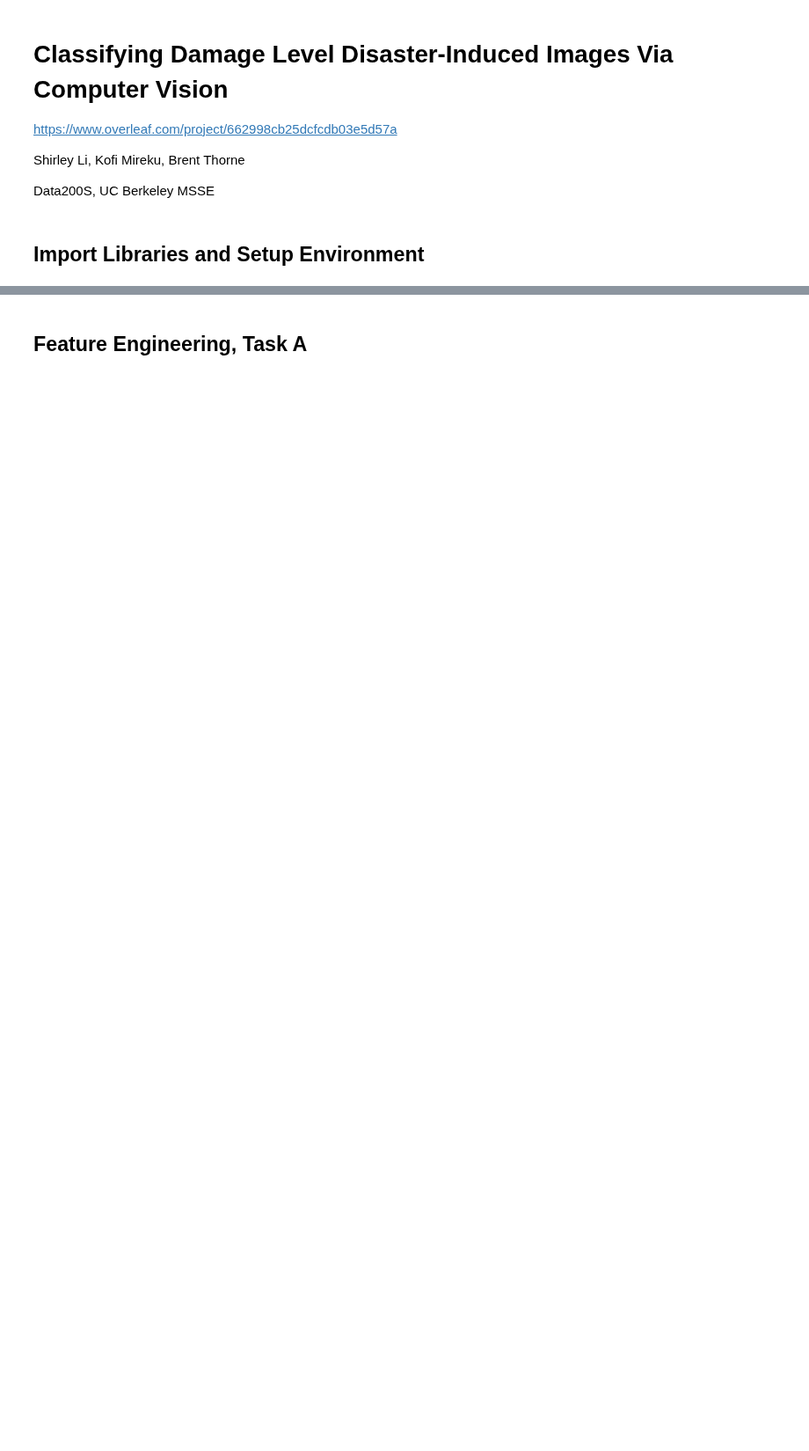
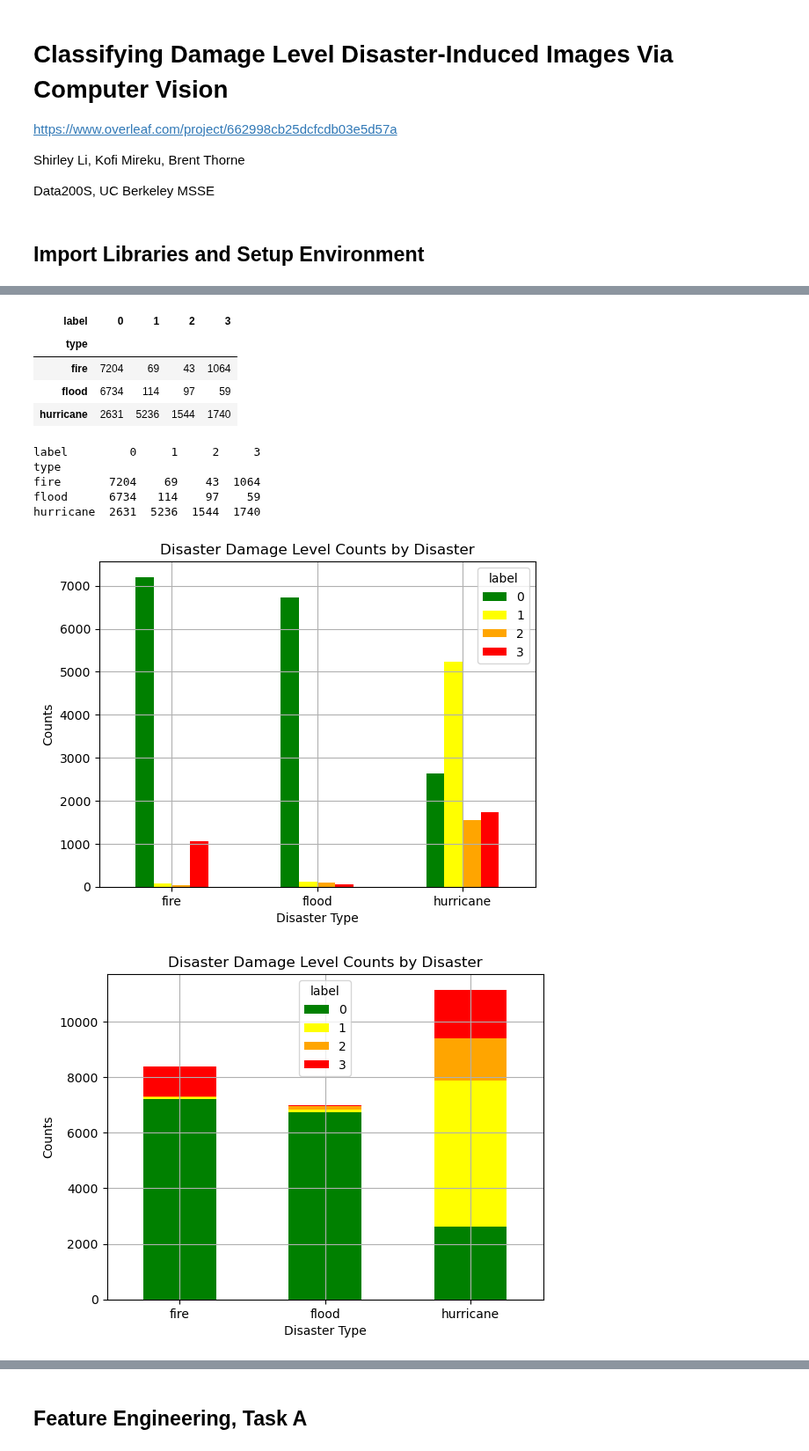
Before and after one commit to fractalclockwork/Data200, a Jupyter notebook: Source/Final_Report.ipynb, the cells around one changed output, grey strips where cells are left out. Shown at 88% size. Saved outputs shown, nothing was run; the diff lists cells and outputs as text; code cells hidden in the pictures; blank space fills up the shorter version.

```diff
--- a/Source/Final_Report.ipynb
+++ b/Source/Final_Report.ipynb
@@ -78,0 +103,50 @@ Wall time: 2.03 s
+# %%
+# Label count by disaster type
+
+dd = train_df # in case we want a different sample
+label_counts = dd.groupby('type')['label'].value_counts()
+#total_counts = label_counts.groupby(level=0).sum()
+#label_ratios = label_counts / total_counts
+
+palette = ['red', 'blue', 'green', 'orange']
+color_dict = {3: 'red', 0: 'green', 1: 'yellow', 2: 'orange'}
+
+# Pivot the data for plotting
+pivot_df = label_counts.unstack(fill_value=0)
+display(pivot_df)
+print(pivot_df)
+
+# side-by-side
+pivot_df.plot(kind='bar',  color=color_dict)
+plt.xlabel('Disaster Type')
+plt.ylabel('Counts')
+plt.title('Disaster Damage Level Counts by Disaster')
+#plt.legend(title='Damage Level Label',loc=(1.1,.5))
+plt.grid()
+plt.xticks(rotation=0)
+plt.savefig(f'{figure_path}/eda_label_totals_sidebyside.png', dpi=96)
+plt.show()
+
+# slacked
+pivot_df.plot(kind='bar', stacked=True, color=color_dict)
+plt.xlabel('Disaster Type')
+plt.ylabel('Counts')
+plt.title('Disaster Damage Level Counts by Disaster')
+#plt.legend(title='Damage Level Label')
+plt.grid()
+plt.xticks(rotation=0)
+plt.savefig(f'{figure_path}/eda_label_totals.png', dpi=96)
+plt.show()
+# %% [output]
+| label | 0 | 1 | 2 | 3 |
+| type |  |  |  |  |
+| fire | 7204 | 69 | 43 | 1064 |
+| flood | 6734 | 114 | 97 | 59 |
+| hurricane | 2631 | 5236 | 1544 | 1740 |
+label         0     1     2     3
+type
+fire       7204    69    43  1064
+flood      6734   114    97    59
+hurricane  2631  5236  1544  1740
+[figure, added]
+[figure, added]
```
Also changed, not shown: parts of 52 cells of this notebook, 1 other file.
